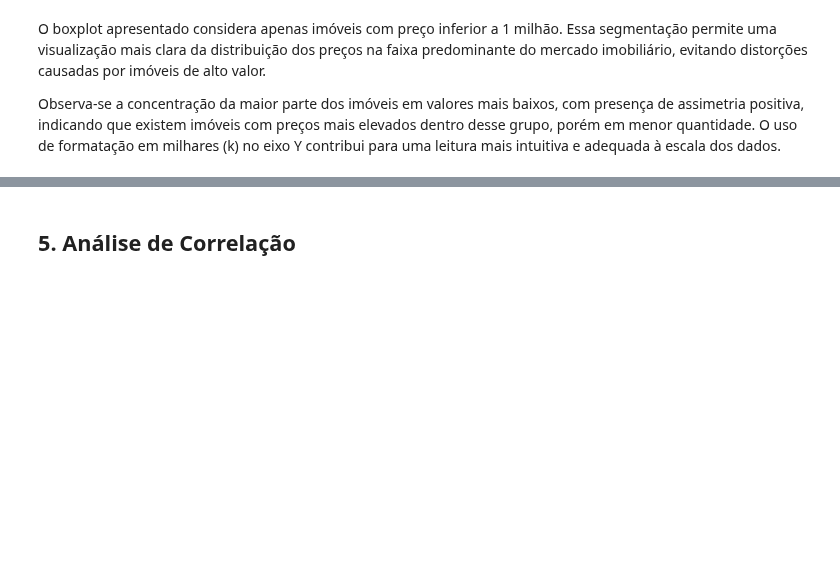
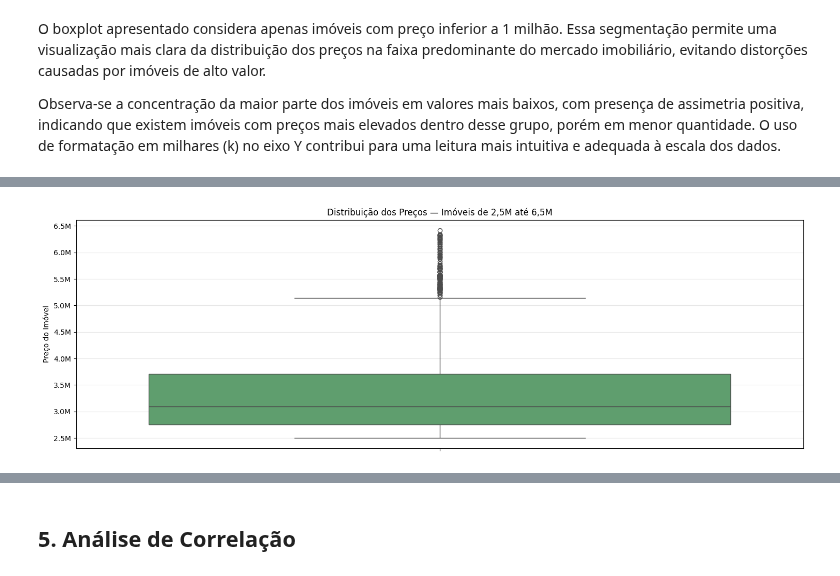
Before and after one commit to nicolascoqueiro/housets-analysis, a Jupyter notebook: Data Layer/silver/analytics.ipynb, the cells around one changed output, grey strips where cells are left out. Drawn from its saved outputs; the diff is of its cells as text; code cells hidden in the pictures; blank space fills up the shorter version.

```diff
--- a/Data Layer/silver/analytics.ipynb
+++ b/Data Layer/silver/analytics.ipynb
@@ -331,0 +335,27 @@ Nota-se a linha da mediana mais próxima do primeiro quartil, dados assimétrico
+# %%
+dados_doisemeio_seis = dados[
+    (dados['price'] >= 2_500_000) &
+    (dados['price'] <= 6_500_000)
+]
+
+plt.figure(figsize=(15,5))
+
+sns.boxplot(
+    data=dados_doisemeio_seis,
+    y='price',
+    color='#55A868'
+)
+
+plt.ylabel('Preço do Imóvel')
+plt.title('Distribuição dos Preços — Imóveis de 2,5M até 6,5M')
+
+y_formatter = mtick.FuncFormatter(
+    lambda y, pos: f'{y/1_000_000:.1f}M'
+)
+plt.gca().yaxis.set_major_formatter(y_formatter)
+
+plt.grid(axis='y', alpha=0.3)
+plt.tight_layout()
+plt.show()
+# %% [output]
+[figure, added]
```
Also changed, not shown: parts of 3 cells of this notebook.
